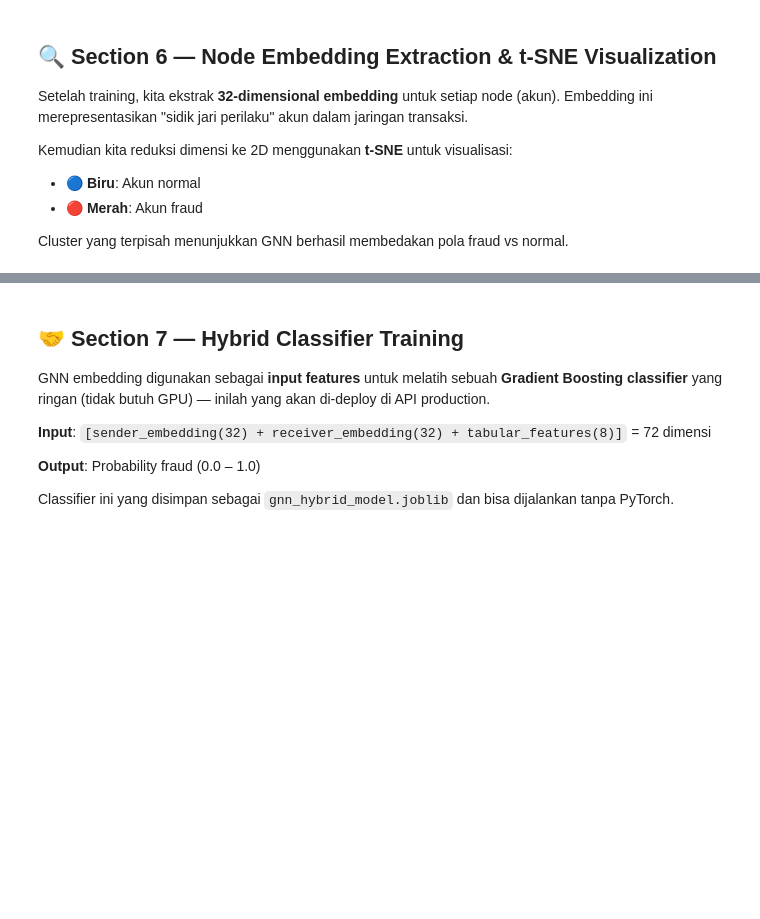
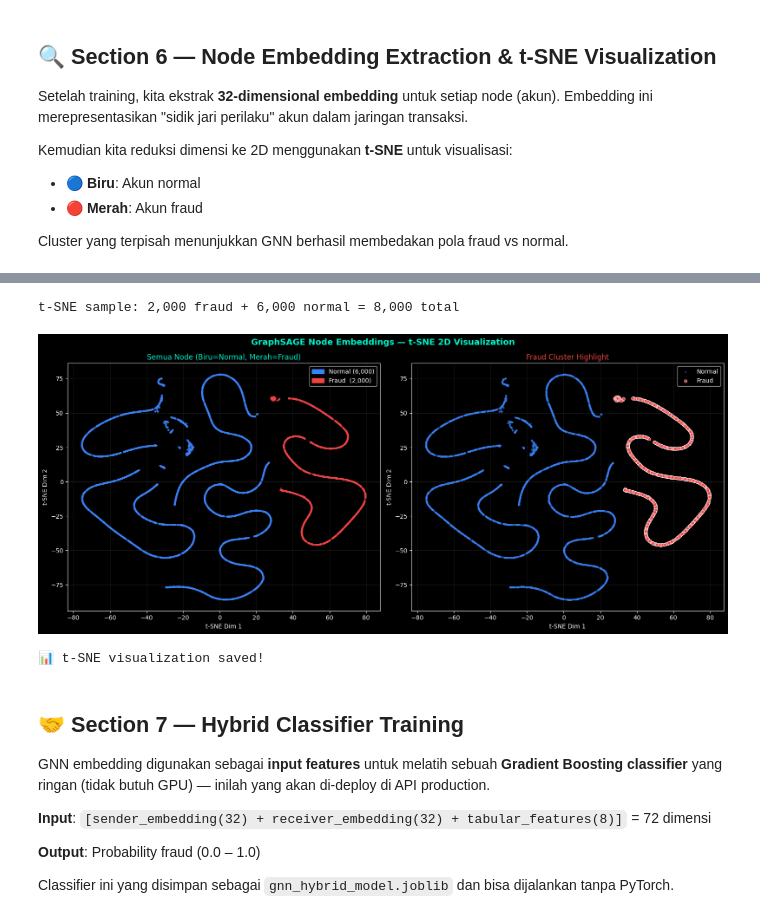
Before and after one commit to RifkiF00/crypto-sentinel-2026, a Jupyter notebook: crypto-sentinel-api/notebooks/02_gnn_graphsage_training.ipynb, the cells around one changed output, grey strips where cells are left out. Drawn from its saved outputs; the diff is of its cells as text; code cells hidden in the pictures; blank space fills up the shorter version.

```diff
--- a/crypto-sentinel-api/notebooks/02_gnn_graphsage_training.ipynb
+++ b/crypto-sentinel-api/notebooks/02_gnn_graphsage_training.ipynb
@@ -395,51 +473,56 @@ print(f"   Normal: {(all_labels==0).sum():,} nodes")
 # %%
-# ── t-SNE Visualization ───────────────────────────────────────
-print("🔄 Running t-SNE (this may take 1-3 minutes)...")
-
 # Sample for speed (max 8000 nodes for t-SNE)
 MAX_SAMPLE = 8000
-if len(all_embeddings) > MAX_SAMPLE:
-    # Stratified sample: all fraud + random normal
-    fraud_idx  = np.where(all_labels == 1)[0]
-    normal_idx = np.where(all_labels == 0)[0]
-    normal_sample = np.random.choice(normal_idx, min(MAX_SAMPLE - len(fraud_idx), len(normal_idx)), replace=False)
-    sample_idx = np.concatenate([fraud_idx, normal_sample])
-    emb_sample = all_embeddings[sample_idx]
-    lab_sample = all_labels[sample_idx]
-else:
-    emb_sample, lab_sample = all_embeddings, all_labels
+MAX_FRAUD  = min(2000, len(np.where(all_labels == 1)[0]))  # max 2000 fraud nodes
+MAX_NORMAL = MAX_SAMPLE - MAX_FRAUD                         # sisa untuk normal
+
+fraud_idx  = np.where(all_labels == 1)[0]
+normal_idx = np.where(all_labels == 0)[0]
+
+fraud_sample  = np.random.choice(fraud_idx,  min(MAX_FRAUD,  len(fraud_idx)),  replace=False)
+normal_sample = np.random.choice(normal_idx, min(MAX_NORMAL, len(normal_idx)), replace=False)
+sample_idx = np.concatenate([fraud_sample, normal_sample])
+
+emb_sample = all_embeddings[sample_idx]
+lab_sample = all_labels[sample_idx]
+print(f"t-SNE sample: {len(fraud_sample):,} fraud + {len(normal_sample):,} normal = {len(sample_idx):,} total")
+
 
 tsne = TSNE(n_components=2, perplexity=40, n_iter=1000, random_state=42)
 emb_2d = tsne.fit_transform(emb_sample)
 
 fig, axes = plt.subplots(1, 2, figsize=(16, 7))
 fig.suptitle("GraphSAGE Node Embeddings — t-SNE 2D Visualization", fontsize=14,
              fontweight="bold", color=TEAL)
 
 # Left: full scatter
 colors = [RED if l == 1 else "#3b82f6" for l in lab_sample]
 axes[0].scatter(emb_2d[:, 0], emb_2d[:, 1], c=colors, s=5, alpha=0.5)
 axes[0].set_title("Semua Node (Biru=Normal, Merah=Fraud)", color=TEAL)
 axes[0].set_xlabel("t-SNE Dim 1"); axes[0].set_ylabel("t-SNE Dim 2")
 patch_n = mpatches.Patch(color="#3b82f6", label=f"Normal ({(lab_sample==0).sum():,})")
 patch_f = mpatches.Patch(color=RED,       label=f"Fraud  ({(lab_sample==1).sum():,})")
 axes[0].legend(handles=[patch_n, patch_f])
 axes[0].grid(True, alpha=0.1)
 
 # Right: zoom on fraud cluster
 fraud_2d = emb_2d[lab_sample == 1]
 normal_2d = emb_2d[lab_sample == 0]
 axes[1].scatter(normal_2d[:, 0], normal_2d[:, 1], c="#3b82f6", s=5, alpha=0.3, label="Normal")
 axes[1].scatter(fraud_2d[:, 0],  fraud_2d[:, 1],  c=RED,       s=25, alpha=0.9, label="Fraud", edgecolors="white", linewidths=0.5)
 axes[1].set_title("Fraud Cluster Highlight", color=RED)
 axes[1].set_xlabel("t-SNE Dim 1"); axes[1].set_ylabel("t-SNE Dim 2")
 axes[1].legend()
 axes[1].grid(True, alpha=0.1)
 
 plt.tight_layout()
 plt.savefig("gnn_tsne_embedding.png", dpi=150, bbox_inches="tight")
 plt.show()
 print("📊 t-SNE visualization saved!")
+# %% [output]
+t-SNE sample: 2,000 fraud + 6,000 normal = 8,000 total
+[figure, added]
+📊 t-SNE visualization saved!
 # %% [markdown]
 ## 🤝 Section 7 — Hybrid Classifier Training
 
```
Also changed, not shown: parts of 15 cells of this notebook, 12 other files.
